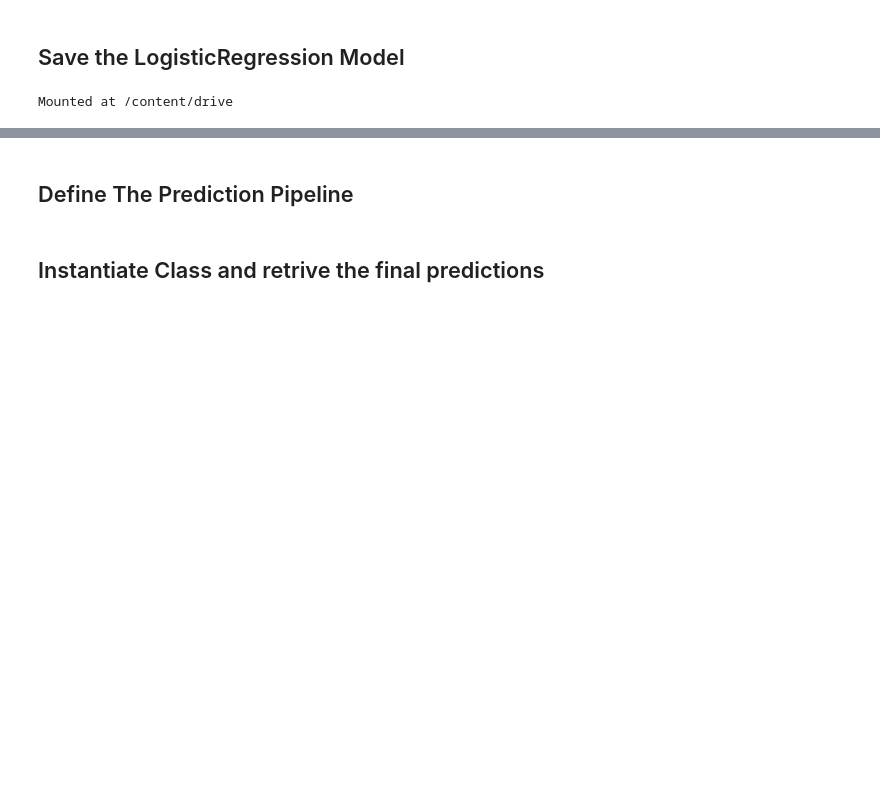
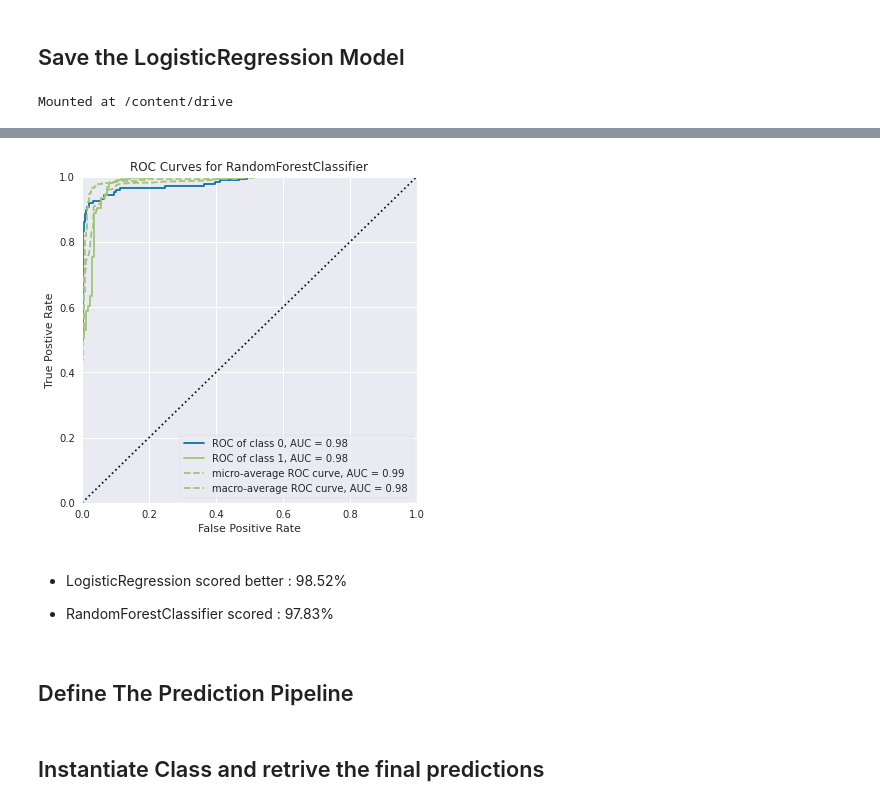
Before and after one commit to Plabanzeoanai/NLP, a Jupyter notebook: Huggingface_Sentence_transformer__classify_questions.ipynb, the cells around one changed output, grey strips where cells are left out. Saved outputs shown, nothing was run; the diff lists cells and outputs as text; code cells hidden in the pictures; blank space fills up the shorter version.

```diff
--- a/Huggingface_Sentence_transformer__classify_questions.ipynb
+++ b/Huggingface_Sentence_transformer__classify_questions.ipynb
@@ -506,3 +604,14 @@ pickle.dump(model, open(model_path, 'wb'))
+# %%
+fig, ax = plt.subplots(figsize=(6, 6))
+roc_viz = ROCAUC(model)
+roc_viz.score(X_val, Y_val)
+roc_viz.poof()
+# %% [output]
+[figure, added]
+# %% [markdown]
+* LogisticRegression scored better : 98.52%
+
+* RandomForestClassifier scored : 97.83%
 # %% [markdown]
 ## Define The Prediction Pipeline
 # %%
```
Also changed, not shown: parts of 11 cells of this notebook.
